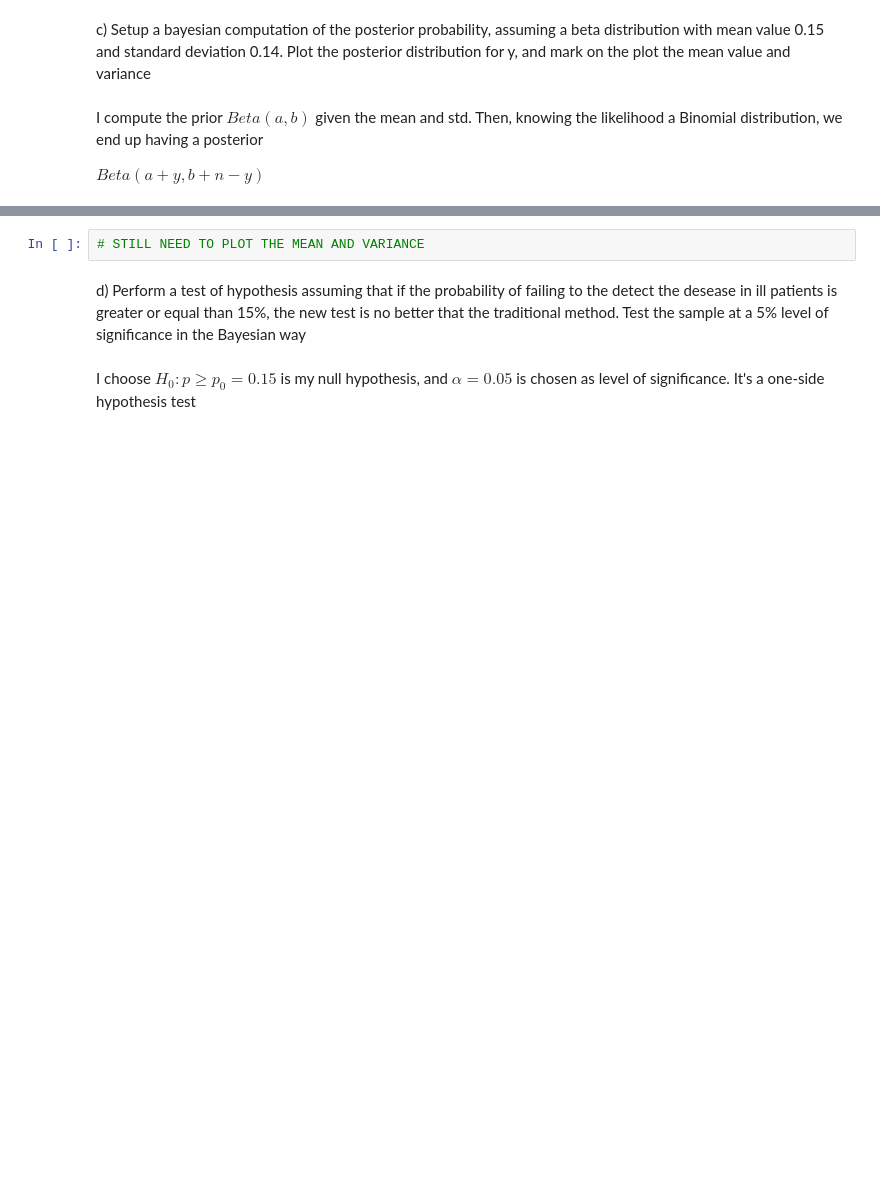
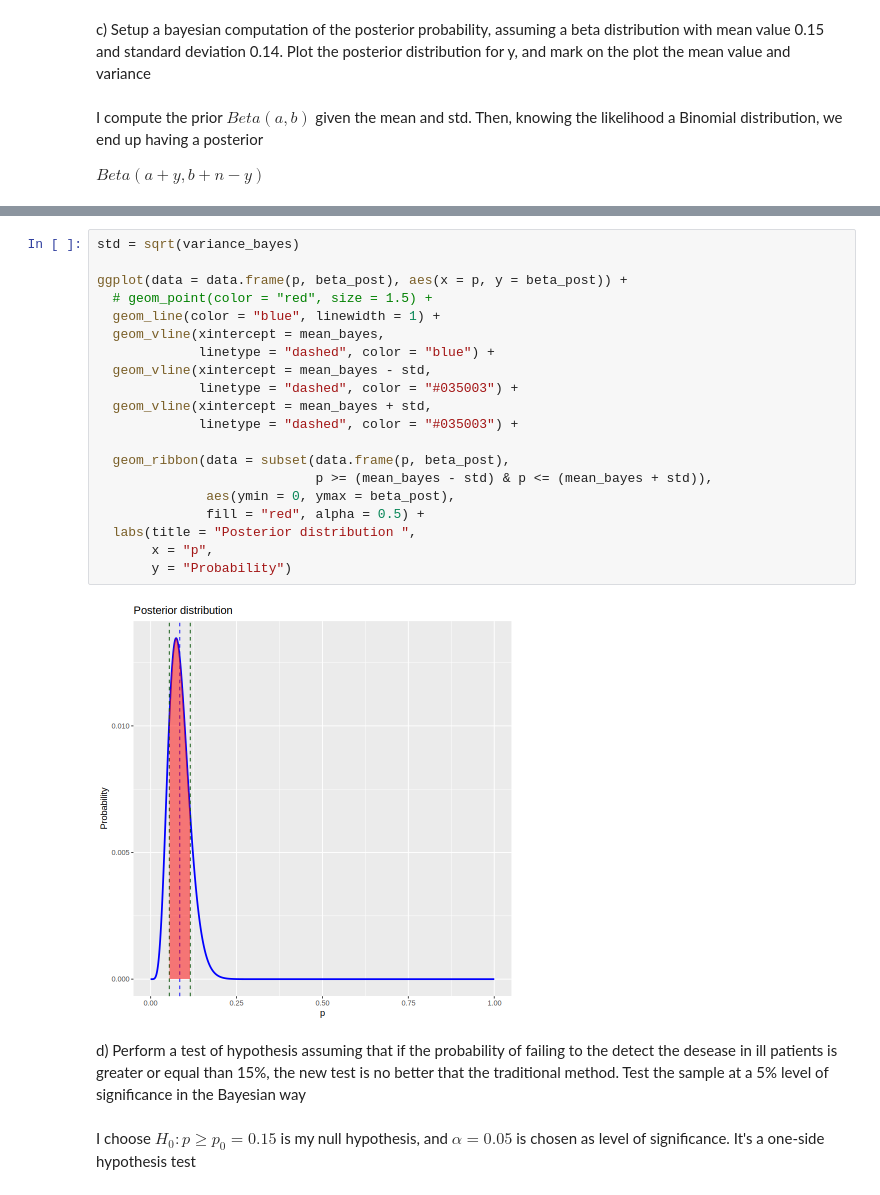
Before and after one commit to sdracia/Advances-Statistics-For-Physics-Analysis, a Jupyter notebook: hw4.ipynb, the cells around one changed output, grey strips where cells are left out. Cells and saved outputs as stored; diff of their text form; blank space fills up the shorter version.

```diff
--- a/hw4.ipynb
+++ b/hw4.ipynb
@@ -112,6 +118,26 @@ grid()
 [figure]
-# %%
-# STILL NEED TO PLOT THE MEAN AND VARIANCE
+# %%
+std = sqrt(variance_bayes)
+
+ggplot(data = data.frame(p, beta_post), aes(x = p, y = beta_post)) +
+  # geom_point(color = "red", size = 1.5) +
+  geom_line(color = "blue", linewidth = 1) +
+  geom_vline(xintercept = mean_bayes,
+             linetype = "dashed", color = "blue") +
+  geom_vline(xintercept = mean_bayes - std,
+             linetype = "dashed", color = "#035003") +
+  geom_vline(xintercept = mean_bayes + std,
+             linetype = "dashed", color = "#035003") +
+
+  geom_ribbon(data = subset(data.frame(p, beta_post),
+                            p >= (mean_bayes - std) & p <= (mean_bayes + std)),
+              aes(ymin = 0, ymax = beta_post),
+              fill = "red", alpha = 0.5) +
+  labs(title = "Posterior distribution ",
+       x = "p",
+       y = "Probability")
+# %% [output]
+[figure, added]
 # %% [markdown]
 d) Perform a test of hypothesis assuming that if the probability of failing to the detect the desease in ill patients is greater or equal than 15%, the new test is no better that the traditional method. Test the sample at a 5% level of significance in the Bayesian way
 # %% [markdown]
```
Also changed, not shown: parts of 11 cells of this notebook.
